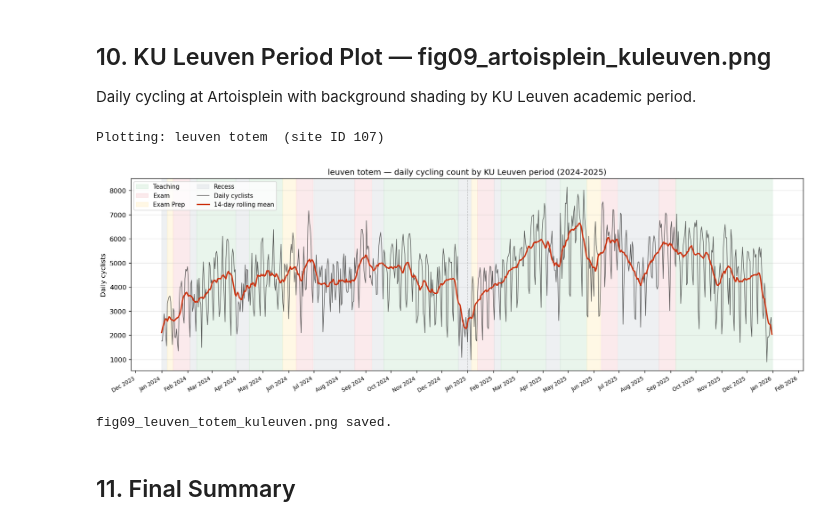
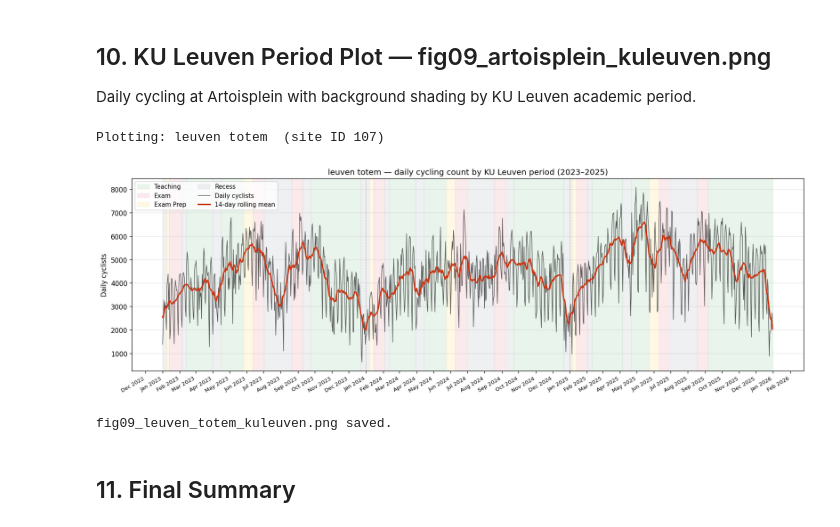
Before and after one commit to Queena34/mda-cycling-weather-group6, a Jupyter notebook: notebooks/05_merge_and_calendar.ipynb, the cells around one changed output. Saved outputs shown, nothing was run; the diff lists cells and outputs as text; code cells hidden in the pictures.

Commit message:
Update holiday calendar to 2023-2025

```diff
--- a/notebooks/05_merge_and_calendar.ipynb
+++ b/notebooks/05_merge_and_calendar.ipynb
@@ -84,7 +84,7 @@ Duplicate (site,date): 0  (should be 0)
 # %% [markdown]
 ## 2. Add Belgian Public Holidays
 # %%
-be_holidays = holidays.Belgium(years=[2024, 2025])
+be_holidays = holidays.Belgium(years=[2023, 2024, 2025])
 
 holiday_dates = (
     pd.DataFrame([
@@ -100,7 +100,7 @@ merged = merged.merge(holiday_dates, on="date", how="left")
 merged["is_public_holiday"] = merged["public_holiday_name"].notna()
 assert len(merged) == n_before, "Public holiday merge duplicated rows!"
 
-print(f"Belgian public holidays 2024-2025 ({len(holiday_dates)} total):")
+print(f"Belgian public holidays 2023-2025 ({len(holiday_dates)} total):")
 for _, row in holiday_dates.iterrows():
     print(f"  {str(row['date'].date()):<12}  {row['public_holiday_name']}")
 # %% [output]
@@ -183,5 +199,21 @@ published schedule: 2024-06-30, 2024-09-08, 2025-06-09, 2025-06-29.
 # %%
 ku_leuven_periods = [
+    # Academic year 2022-2023 (2023 portion)
+    ("2023-01-01", "2023-01-08",  "recess"),       # Christmas holiday (end)
+    ("2023-01-09", "2023-01-12",  "exam_prep"),    # Study/block period
+    ("2023-01-13", "2023-02-04",  "exam"),          # First examination period
+    ("2023-02-05", "2023-02-12",  "recess"),        # No classes week
+    ("2023-02-13", "2023-03-31",  "teaching"),      # Second semester
+    ("2023-04-01", "2023-04-16",  "recess"),        # Easter holiday
+    ("2023-04-17", "2023-05-26",  "teaching"),      # Teaching continues
+    ("2023-05-27", "2023-06-11",  "exam_prep"),     # Study/block period
+    ("2023-06-12", "2023-07-01",  "exam"),          # Second examination period
+    ("2023-07-02", "2023-08-20",  "recess"),        # Summer recess
+    ("2023-08-21", "2023-09-09",  "exam"),          # Third examination period
+    ("2023-09-10", "2023-09-24",  "recess"),        # Board meetings + orientation
+    # Academic year 2023-2024 (2023 portion)
+    ("2023-09-25", "2023-12-22",  "teaching"),      # First semester
+    ("2023-12-23", "2023-12-31",  "recess"),        # Christmas holiday (start)
     # Academic year 2023-2024 (2024 portion)
     ("2024-01-01", "2024-01-07",  "recess"),
     ("2024-01-08", "2024-01-14",  "exam_prep"),
@@ -216,8 +248,7 @@ for start, end, period in ku_leuven_periods:
     for d in pd.date_range(start, end, freq="D"):
         ku_rows.append({"date": d, "ku_leuven_period": period})
 
-# Drop duplicate dates — e.g. 2025-02-01 appears in both exam and recess;
-# keep first occurrence (exam takes precedence)
+# Drop duplicate dates — keep first occurrence (exam takes precedence over recess)
 ku_df = (
     pd.DataFrame(ku_rows)
     .drop_duplicates("date", keep="first")
@@ -235,10 +266,10 @@ merged["ku_is_recess"]    = merged["ku_leuven_period"] == "recess"
 
 print("KU Leuven period coverage (calendar days):")
 print(ku_df["ku_leuven_period"].value_counts().sort_index())
-n_total_days = len(pd.date_range("2024-01-01", "2025-12-31"))
+n_total_days = len(pd.date_range("2023-01-01", "2025-12-31"))
 n_gap = n_total_days - len(ku_df)
 if n_gap > 0:
-    gap_dates = pd.date_range("2024-01-01", "2025-12-31").difference(ku_df["date"])
+    gap_dates = pd.date_range("2023-01-01", "2025-12-31").difference(ku_df["date"])
     print(f"\nNote: {n_gap} date(s) have no KU Leuven period (schedule gaps):")
     print("  " + ", ".join(str(d.date()) for d in gap_dates))
 # %% [output]
@@ -338,14 +369,14 @@ First 3 days of site ID 1 (lag1/lag2 NaN for day 1 and 2):
 # Date range filter
 n_before = len(merged)
 merged = merged[
-    (merged["date"] >= "2024-01-01") &
+    (merged["date"] >= "2023-01-01") &
     (merged["date"] <= "2025-12-31")
 ].reset_index(drop=True)
 dropped = n_before - len(merged)
 if dropped:
-    print(f"Dropped {dropped:,} rows outside 2024-2025.")
+    print(f"Dropped {dropped:,} rows outside 2023-2025.")
 else:
-    print(f"All {len(merged):,} rows are within 2024-2025. OK")
+    print(f"All {len(merged):,} rows are within 2023-2025. OK")
 
 print(f"Date range : {merged['date'].min().date()} -> {merged['date'].max().date()}")
 
@@ -514,7 +545,7 @@ KU_COLORS = {
 }
 
 # leuven totem (site ID 107): highest-volume, fully-covered Leuven station
-# (gemeente Leuven, 731 days, 0% NaN, ~4 547 avg daily cyclists)
+# (gemeente Leuven, 1096 days, 0% NaN, ~4 547 avg daily cyclists)
 site_data = merged[merged["site ID"] == 107].sort_values("date").copy()
 
 site_name = site_data["naam"].iloc[0]
@@ -545,36 +576,37 @@ for _, blk in ku_tl.groupby("block"):
     )
     legend_seen.add(period)
 
 # Cycling count + rolling mean
 ax.plot(site_data["date"], site_data["aantal"],
         color="#333", lw=0.9, alpha=0.8, zorder=3, label="Daily cyclists")
 roll14 = site_data["aantal"].rolling(14, center=True, min_periods=7).mean()
 ax.plot(site_data["date"], roll14,
         color="#cc3311", lw=2.0, zorder=4, label="14-day rolling mean")
 
 ax.xaxis.set_major_locator(mdates.MonthLocator(interval=1))
 ax.xaxis.set_major_formatter(mdates.DateFormatter("%b %Y"))
 plt.xticks(rotation=30, ha="right", fontsize=8)
-ax.axvline(pd.Timestamp("2025-01-01"), color="grey", lw=0.8, ls="--", alpha=0.5)
+for yr in ["2024-01-01", "2025-01-01"]:
+    ax.axvline(pd.Timestamp(yr), color="grey", lw=0.8, ls="--", alpha=0.5)
 ax.set_ylabel("Daily cyclists")
-ax.set_title(f"{site_name} — daily cycling count by KU Leuven period (2024-2025)")
+ax.set_title(f"{site_name} — daily cycling count by KU Leuven period (2023–2025)")
 ax.grid(axis="y", alpha=0.3)
 
 period_patches = [
     Patch(color=KU_COLORS[p], alpha=0.5, label=p.replace("_", " ").title())
     for p in ["teaching", "exam", "exam_prep", "recess"]
     if p in legend_seen
 ]
 data_handles, _ = ax.get_legend_handles_labels()
 ax.legend(handles=period_patches + data_handles, fontsize=9, loc="upper left", ncol=2)
 
 fig.tight_layout()
 fig.savefig(FIGS / "fig09_leuven_totem_kuleuven.png", dpi=150)
 plt.show()
 print("fig09_leuven_totem_kuleuven.png saved.")
 # %% [output]
 Plotting: leuven totem  (site ID 107)
-[figure, old version]
+[figure, new version]
 fig09_leuven_totem_kuleuven.png saved.
 # %% [markdown]
 ## 11. Final Summary
```
Also changed, not shown: parts of 13 cells of this notebook.
